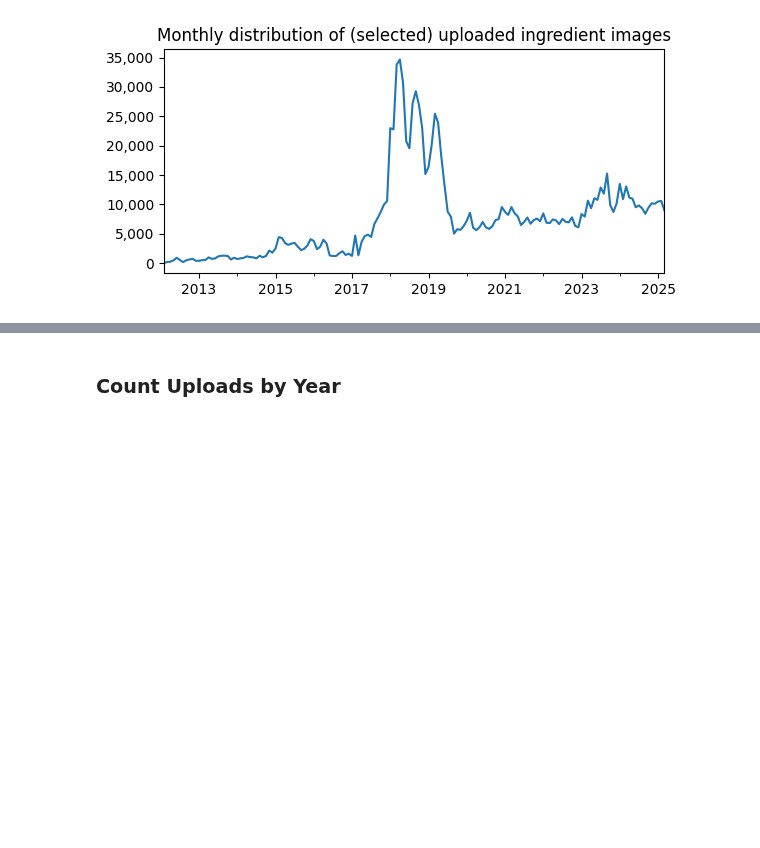
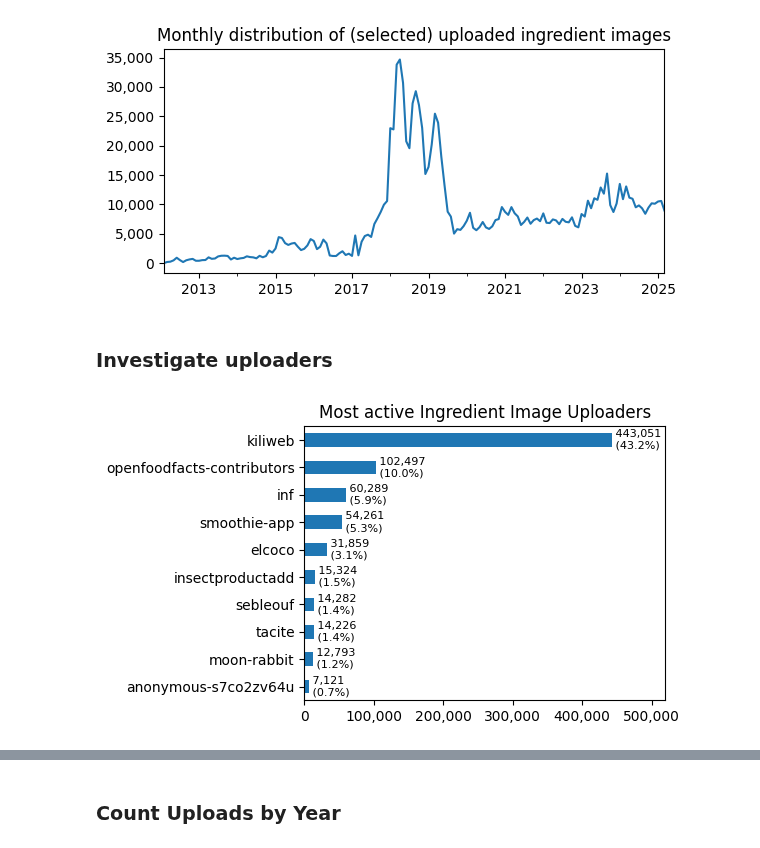
Before and after one commit to goerlitz/openfoodfacts-data-analysis, a Jupyter notebook: notebooks/14_ingredient_analysis2.ipynb, the cells around one changed output, grey strips where cells are left out. Saved outputs shown, nothing was run; the diff lists cells and outputs as text; code cells hidden in the pictures; blank space fills up the shorter version.

Commit message:
finalized ingredient analysis

```diff
--- a/notebooks/14_ingredient_analysis2.ipynb
+++ b/notebooks/14_ingredient_analysis2.ipynb
@@ -603,3 +532,23 @@ plt.tight_layout()
 plt.show()
 # %% [output]
 [figure]
+# %% [markdown]
+### Investigate uploaders
+# %%
+# remove images with missing uploader
+s_flat_uploader = df_images.images.map(lambda x: [v['uploader'] for v in x.values() if v['uploader'] is not None]).explode()
+# %%
+ax = s_flat_uploader.value_counts()[:10].plot.barh(figsize=(6,3.5))
+ax.invert_yaxis()
+
+ax.xaxis.set_major_formatter(FuncFormatter(lambda x, pos: f'{int(x):,}'))
+ax.set_ylabel(None)
+ax.set_xlim(0, 520000)
+
+annotate_hbars(ax, len(df_images))
+
+plt.title('Most active Ingredient Image Uploaders')
+plt.tight_layout()
+plt.show()
+# %% [output]
+[figure, added]
```
Also changed, not shown: parts of 17 cells of this notebook.
